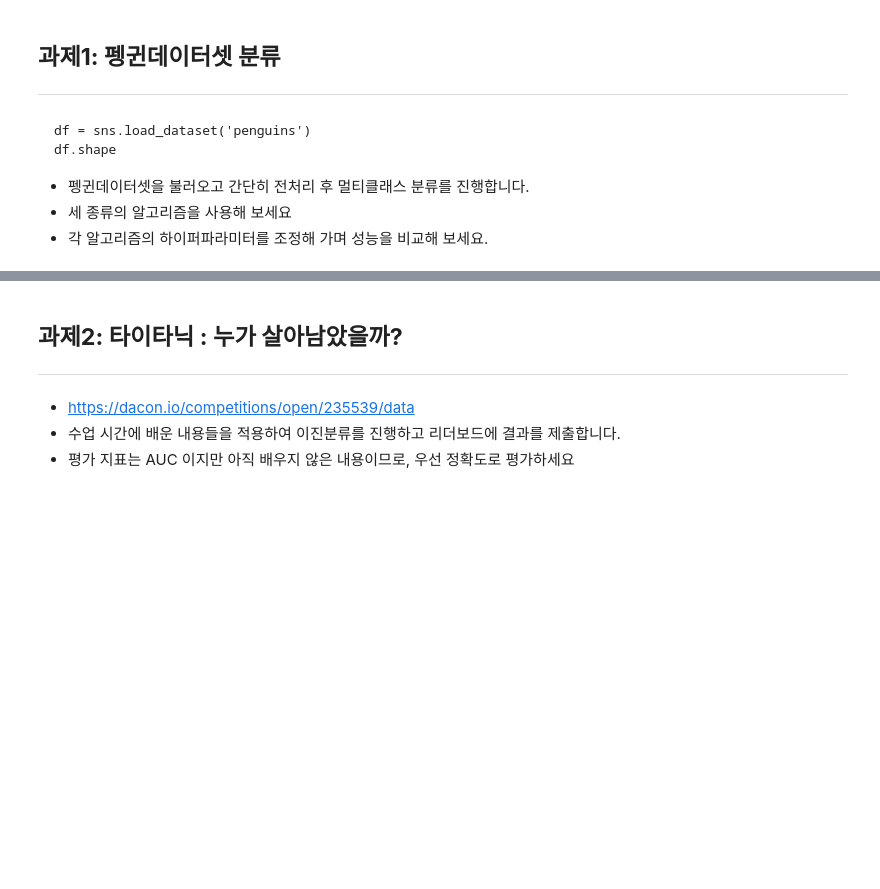
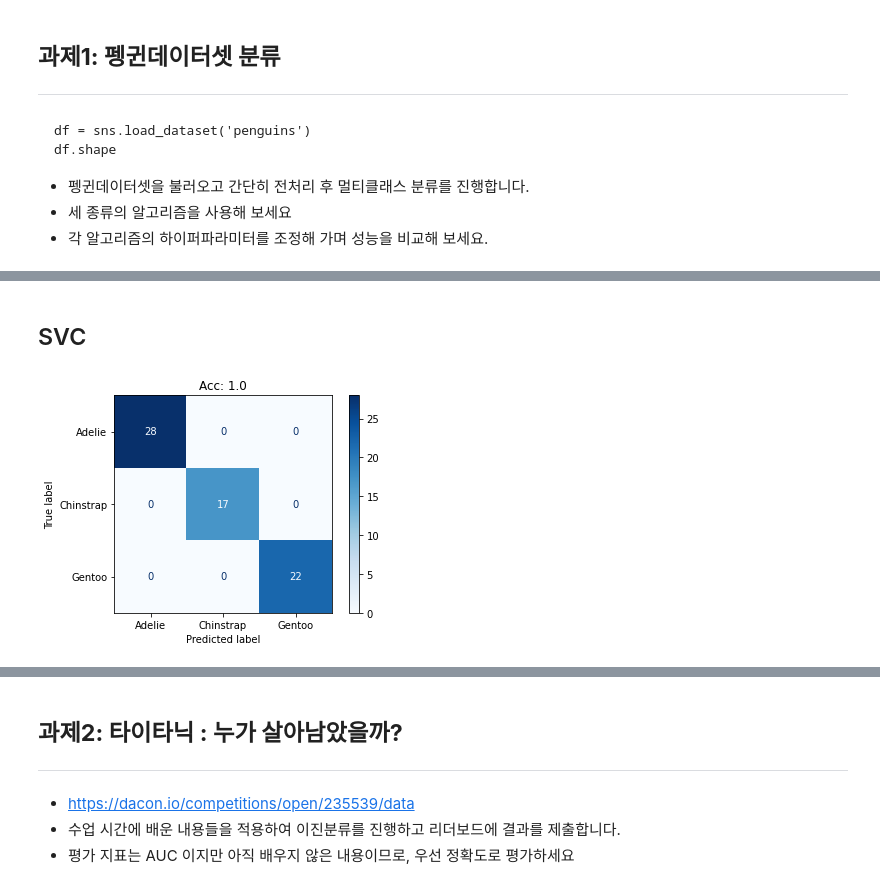
Before and after one commit to yebiny/SkillTreePython-DataAnalysis, a Jupyter notebook: 05.머신러닝기반데이터분석/해설/ch05_11_사이킷런실습_분류모델탐색.ipynb, the cells around one changed output, grey strips where cells are left out. Saved outputs shown, nothing was run; the diff lists cells and outputs as text; code cells hidden in the pictures; blank space fills up the shorter version.

```diff
--- a/05.머신러닝기반데이터분석/해설/ch05_11_사이킷런실습_분류모델탐색.ipynb
+++ b/05.머신러닝기반데이터분석/해설/ch05_11_사이킷런실습_분류모델탐색.ipynb
@@ -682,0 +770,14 @@ df.shape
+# %% [markdown]
+## SVC
+# %%
+from sklearn.svm import SVC
+
+# 학습
+model = SVC(kernel='linear', random_state=1)
+model.fit(X_train, y_train)
+
+# 정확도 출력 및 혼돈행렬 시각화
+draw_cm(model, X_test, y_test, labels, title=f'Acc: {np.round(model.score(X_test, y_test), 2)}')
+plt.show()
+# %% [output]
+[figure, added]
```
Also changed, not shown: parts of 12 cells of this notebook.
